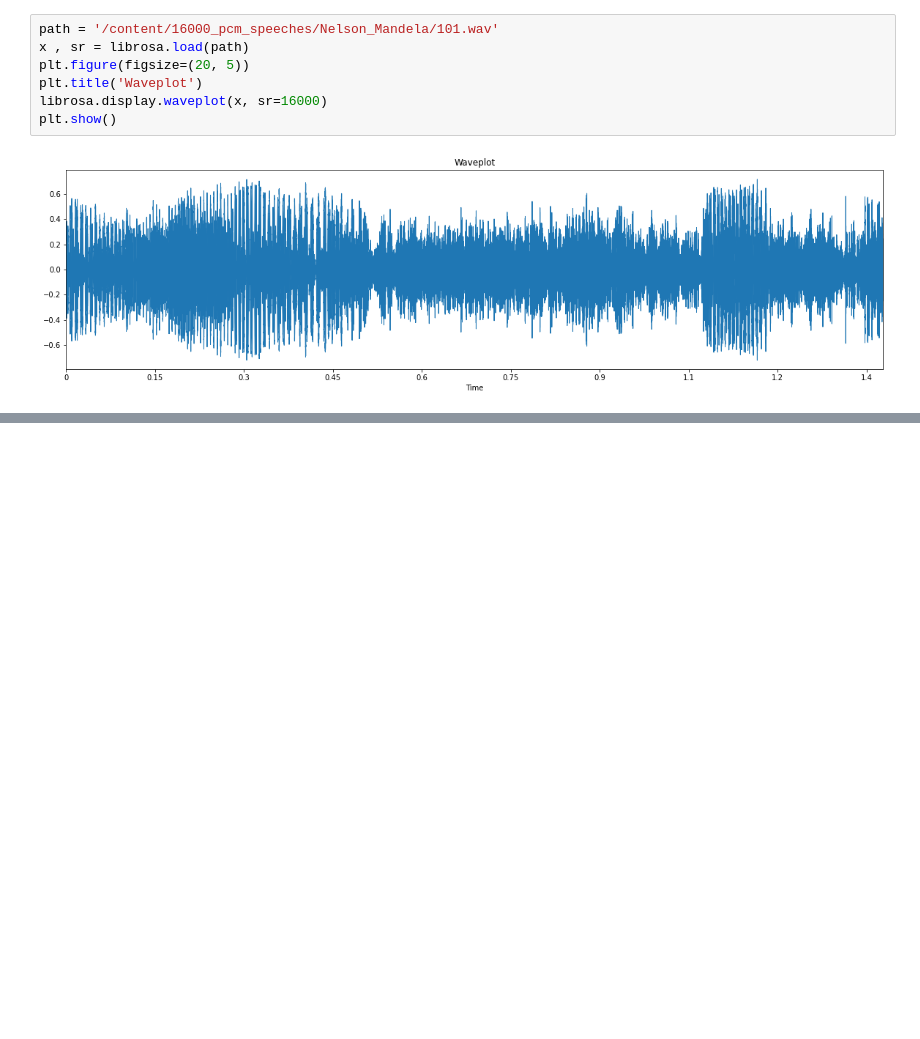
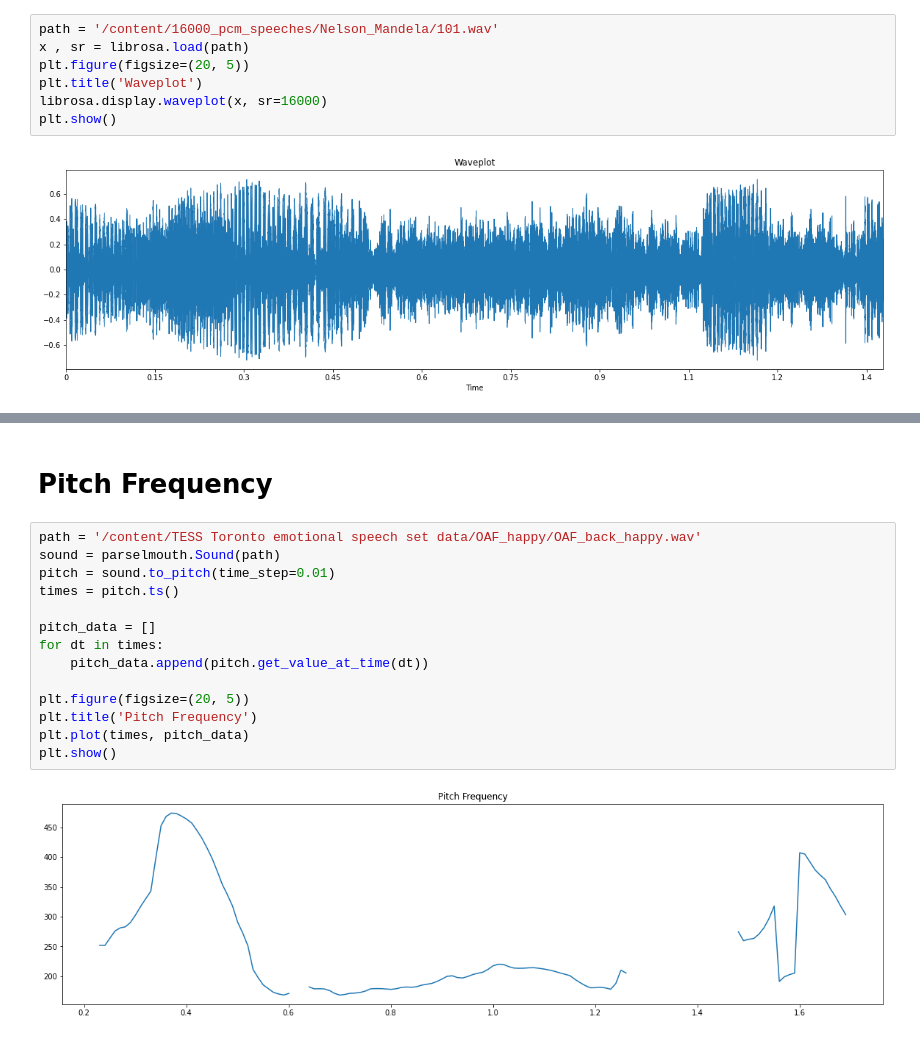
Before and after one commit to bilalProgTech/mtech-nmims, a Jupyter notebook: speech-recognition/Lab-Work/20221016-Lab-10-MTech-AI.ipynb, the cells around one changed output, grey strips where cells are left out. Drawn from its saved outputs; the diff is of its cells as text; blank space fills up the shorter version.

```diff
--- a/speech-recognition/Lab-Work/20221016-Lab-10-MTech-AI.ipynb
+++ b/speech-recognition/Lab-Work/20221016-Lab-10-MTech-AI.ipynb
@@ -40,0 +66,18 @@ x.shape
+# %% [markdown]
+# Pitch Frequency
+# %%
+path = '/content/TESS Toronto emotional speech set data/OAF_happy/OAF_back_happy.wav'
+sound = parselmouth.Sound(path)
+pitch = sound.to_pitch(time_step=0.01)
+times = pitch.ts()
+
+pitch_data = []
+for dt in times:
+    pitch_data.append(pitch.get_value_at_time(dt))
+
+plt.figure(figsize=(20, 5))
+plt.title('Pitch Frequency')
+plt.plot(times, pitch_data)
+plt.show()
+# %% [output]
+[figure, added]
```
Also changed, not shown: parts of 14 cells of this notebook.
